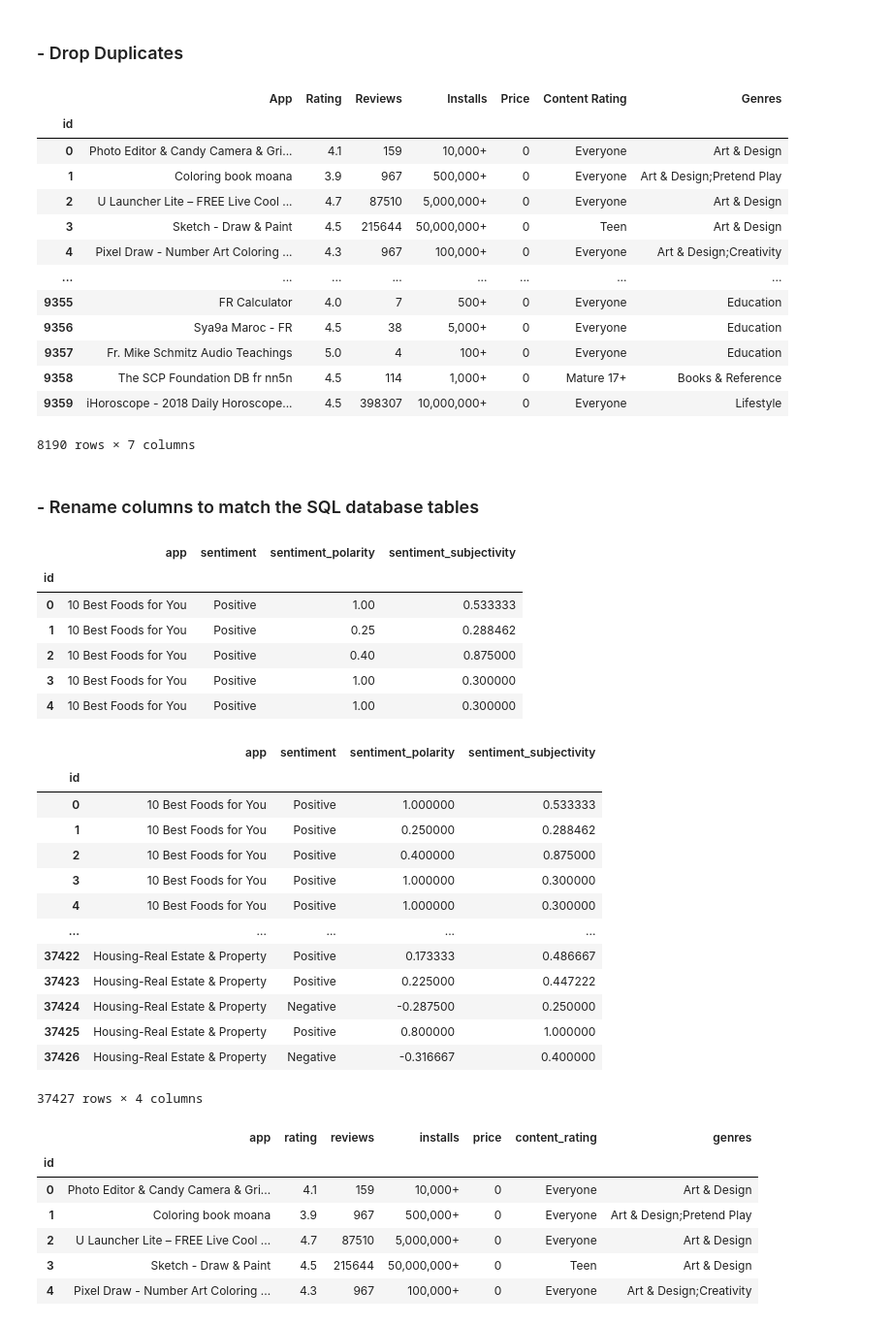
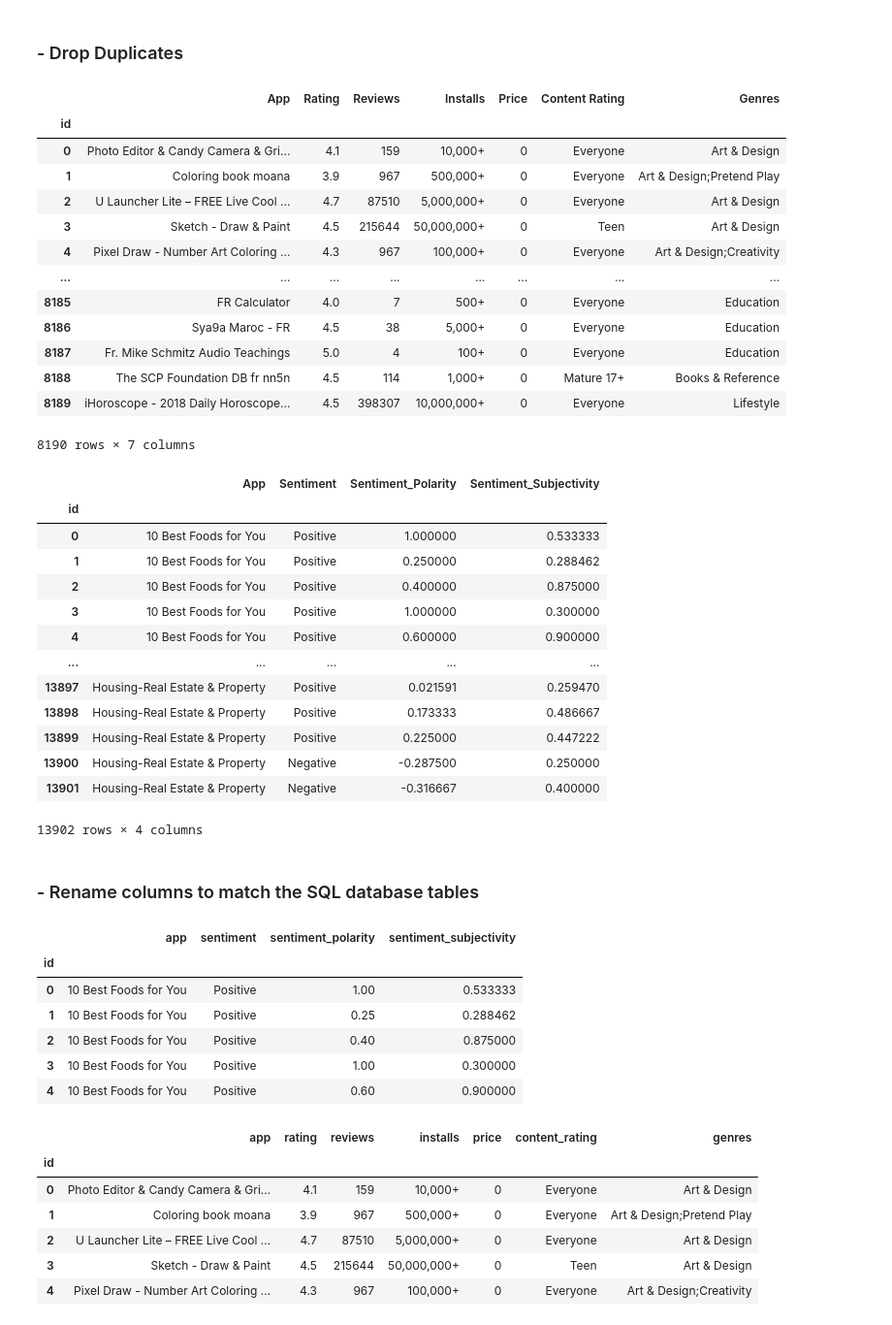
Before and after one commit to juliabrunett/ETL_Project, a Jupyter notebook: google_play.ipynb, the cells around one changed output. Shown at 97% size. Saved outputs shown, nothing was run; the diff lists cells and outputs as text; code cells hidden in the pictures.

```diff
--- a/google_play.ipynb
+++ b/google_play.ipynb
@@ -117,7 +107,11 @@ reviews_df.head()
 # %% [markdown]
 ### - Drop Duplicates
 # %%
+# Drop the duplicate app names
 play_store_df.drop_duplicates("App", inplace=True)
+play_store_df = play_store_df.reset_index(drop=True).reset_index()
+play_store_df = play_store_df.rename(columns={"index": "id"})
+play_store_df.set_index("id", inplace=True)
 play_store_df
 # %% [output]
 |  | App | Rating | Reviews | Installs | Price | Content Rating | Genres |
@@ -128,12 +122,34 @@ play_store_df
 | 3 | Sketch - Draw & Paint | 4.5 | 215644 | 50,000,000+ | 0 | Teen | Art & Design |
 | 4 | Pixel Draw - Number Art Coloring ... | 4.3 | 967 | 100,000+ | 0 | Everyone | Art & Design;Creativity |
 | ... | ... | ... | ... | ... | ... | ... | ... |
-| 9355 | FR Calculator | 4.0 | 7 | 500+ | 0 | Everyone | Education |
-| 9356 | Sya9a Maroc - FR | 4.5 | 38 | 5,000+ | 0 | Everyone | Education |
-| 9357 | Fr. Mike Schmitz Audio Teachings | 5.0 | 4 | 100+ | 0 | Everyone | Education |
-| 9358 | The SCP Foundation DB fr nn5n | 4.5 | 114 | 1,000+ | 0 | Mature 17+ | Books & Reference |
-| 9359 | iHoroscope - 2018 Daily Horoscope... | 4.5 | 398307 | 10,000,000+ | 0 | Everyone | Lifestyle |
+| 8185 | FR Calculator | 4.0 | 7 | 500+ | 0 | Everyone | Education |
+| 8186 | Sya9a Maroc - FR | 4.5 | 38 | 5,000+ | 0 | Everyone | Education |
+| 8187 | Fr. Mike Schmitz Audio Teachings | 5.0 | 4 | 100+ | 0 | Everyone | Education |
+| 8188 | The SCP Foundation DB fr nn5n | 4.5 | 114 | 1,000+ | 0 | Mature 17+ | Books & Reference |
+| 8189 | iHoroscope - 2018 Daily Horoscope... | 4.5 | 398307 | 10,000,000+ | 0 | Everyone | Lifestyle |
 8190 rows × 7 columns
+# %%
+# Drop the duplicate rows names
+reviews_df.drop_duplicates(["Sentiment_Polarity","Sentiment_Subjectivity"], inplace=True)
+reviews_df = reviews_df.reset_index(drop=True).reset_index()
+reviews_df = reviews_df.rename(columns={"index": "id"})
+reviews_df.set_index("id", inplace=True)
+reviews_df
+# %% [output]
+|  | App | Sentiment | Sentiment_Polarity | Sentiment_Subjectivity |
+| id |  |  |  |  |
+| 0 | 10 Best Foods for You | Positive | 1.000000 | 0.533333 |
+| 1 | 10 Best Foods for You | Positive | 0.250000 | 0.288462 |
+| 2 | 10 Best Foods for You | Positive | 0.400000 | 0.875000 |
+| 3 | 10 Best Foods for You | Positive | 1.000000 | 0.300000 |
+| 4 | 10 Best Foods for You | Positive | 0.600000 | 0.900000 |
+| ... | ... | ... | ... | ... |
+| 13897 | Housing-Real Estate & Property | Positive | 0.021591 | 0.259470 |
+| 13898 | Housing-Real Estate & Property | Positive | 0.173333 | 0.486667 |
+| 13899 | Housing-Real Estate & Property | Positive | 0.225000 | 0.447222 |
+| 13900 | Housing-Real Estate & Property | Negative | -0.287500 | 0.250000 |
+| 13901 | Housing-Real Estate & Property | Negative | -0.316667 | 0.400000 |
+13902 rows × 4 columns
 # %% [markdown]
 ### - Rename columns to match the SQL database tables
 # %%
@@ -148,24 +164,7 @@ reviews_df.head()
 | 1 | 10 Best Foods for You | Positive | 0.25 | 0.288462 |
 | 2 | 10 Best Foods for You | Positive | 0.40 | 0.875000 |
 | 3 | 10 Best Foods for You | Positive | 1.00 | 0.300000 |
-| 4 | 10 Best Foods for You | Positive | 1.00 | 0.300000 |
+| 4 | 10 Best Foods for You | Positive | 0.60 | 0.900000 |
-# %%
-reviews_df
-# %% [output]
-|  | app | sentiment | sentiment_polarity | sentiment_subjectivity |
-| id |  |  |  |  |
-| 0 | 10 Best Foods for You | Positive | 1.000000 | 0.533333 |
-| 1 | 10 Best Foods for You | Positive | 0.250000 | 0.288462 |
-| 2 | 10 Best Foods for You | Positive | 0.400000 | 0.875000 |
-| 3 | 10 Best Foods for You | Positive | 1.000000 | 0.300000 |
-| 4 | 10 Best Foods for You | Positive | 1.000000 | 0.300000 |
-| ... | ... | ... | ... | ... |
-| 37422 | Housing-Real Estate & Property | Positive | 0.173333 | 0.486667 |
-| 37423 | Housing-Real Estate & Property | Positive | 0.225000 | 0.447222 |
-| 37424 | Housing-Real Estate & Property | Negative | -0.287500 | 0.250000 |
-| 37425 | Housing-Real Estate & Property | Positive | 0.800000 | 1.000000 |
-| 37426 | Housing-Real Estate & Property | Negative | -0.316667 | 0.400000 |
-37427 rows × 4 columns
 # %%
 # Rename the columns for play store df
 play_store_df = play_store_df.rename(columns={"App": "app", "Rating": "rating", "Reviews": "reviews",
```
Also changed, not shown: parts of 39 cells of this notebook.
